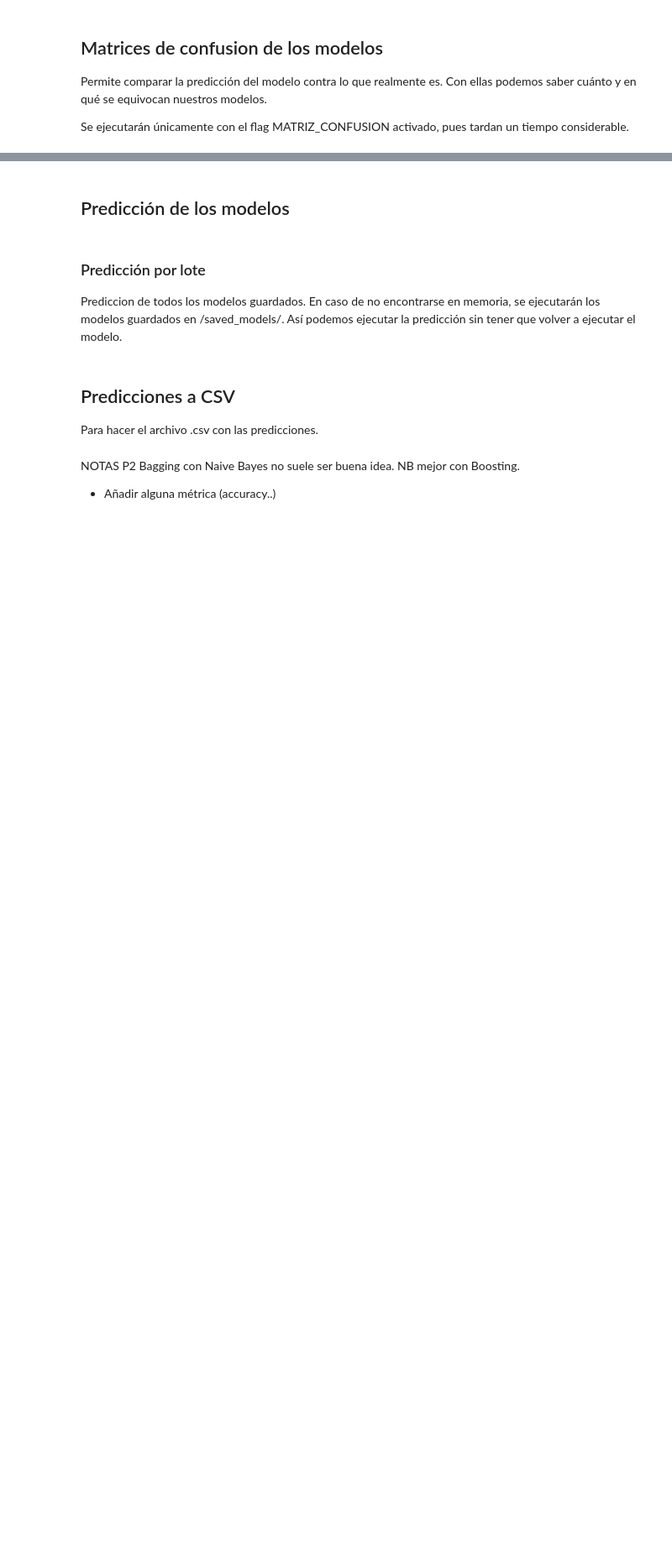
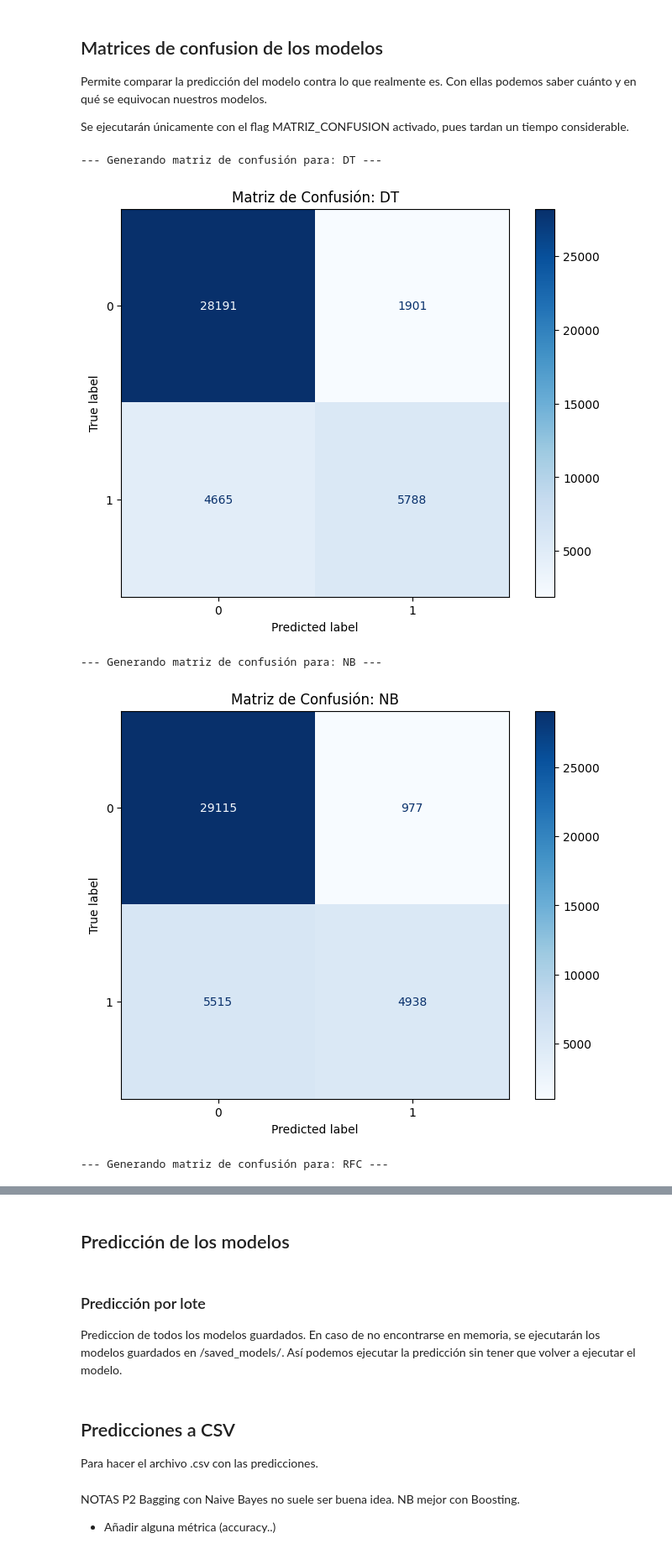
Before and after one commit to albertoPerez25/Clasificacion_Autonoma_de_Imagenes_Satelitales, a Jupyter notebook: Práctica 2 - Aprendizaje y selección de modelos de clasificación .ipynb, the cells around one changed output, grey strips where cells are left out. Shown at 84% size. Cells and saved outputs as stored; diff of their text form; code cells hidden in the pictures; blank space fills up the shorter version.

```diff
--- a/Práctica 2 - Aprendizaje y selección de modelos de clasificación .ipynb
+++ b/Práctica 2 - Aprendizaje y selección de modelos de clasificación .ipynb
@@ -3,7 +3,7 @@ SUBIR_A_KAGGLE = True
 SEED = 42
 RUTA_ARCHIVO_TEMPORAL_CUSTOM = True
 TESTEO_RÁPIDO = False
-MATRIZ_CONFUSION = False
+MATRIZ_CONFUSION = True
 # %% [markdown]
 </br>
 <div style="display: flex; justify-content: space-between; align-items: flex-start; border-bottom: 2px solid #555555; padding-bottom: 15px; margin-bottom: -8px;">
@@ -2417,24 +2422,24 @@ class model:
 models_list = [
     model('DT',pipeline_DT, param_grid_DT, do_train=False, do_predict=False),
     model('NB',pipeline_NB, param_grid_NB, do_train=False, do_predict=False),
-    model('RFC',pipeline_RFC, param_grid_RFC, do_train=True, do_predict=False),
+    model('RFC',pipeline_RFC, param_grid_RFC, do_train=False, do_predict=False),
     model('RFC_optimized',pipeline_RFC, param_grid_RFC_optimized, do_train=False, do_predict=False),
-    #model('KNN', pipeline_KNN, param_grid_KNN, do_train=False, do_predict=False),
+    model('KNN', pipeline_KNN, param_grid_KNN, do_train=False, do_predict=False),
     model('CNB', pipeline_CNB, param_grid_CNB, do_train=False, do_predict=False),
     model('BAG', pipeline_BAG, param_grid_BAG, do_train=False, do_predict=False),
     model('ADA', pipeline_ADA, param_grid_ADA, do_train=False, do_predict=False),
-    model('GB', pipeline_GB, param_grid_GB, do_train=True, do_predict=False),
+    model('GB', pipeline_GB, param_grid_GB, do_train=False, do_predict=False),
     model('HGB', pipeline_HGB, param_grid_HGB, do_train=False, do_predict=False),
-    model('XGB', pipeline_XGB, param_grid_XGB, do_train=True, do_predict=False),
-    model('LGBM', pipeline_LGBM, param_grid_LGBM, do_train=True, do_predict=False),
-    #model('SVC', pipeline_SVC, param_grid_SVC, do_train=True, do_predict=False),
+    model('XGB', pipeline_XGB, param_grid_XGB, do_train=False, do_predict=False),
+    model('LGBM', pipeline_LGBM, param_grid_LGBM, do_train=False, do_predict=False),
+    model('SVC', pipeline_SVC, param_grid_SVC, do_train=False, do_predict=False),
     model('XGB_no_cat', pipeline_XGB_no_cats, param_grid_XGB, do_train=False, do_predict=False), #XGBoost sin categoricas, da mucho menos.
-    model('LR', pipeline_LR, param_grid_LR, do_train=True, do_predict=False),
-    #model('ET', pipeline_ET, param_grid_ET, do_train=True, do_predict=False),
+    model('LR', pipeline_LR, param_grid_LR, do_train=False, do_predict=False),
+    model('ET', pipeline_ET, param_grid_ET, do_train=False, do_predict=False),
 ]
 
 if (TESTEO_RÁPIDO):
     for model in models_list:
         model.name = model.name + "_test"
 
-models_list = cross_validation_batch(models_list)
+#models_list = cross_validation_batch(models_list)
@@ -2450,42 +2449,57 @@ Permite comparar la predicción del modelo contra lo que realmente es. Con ellas
 
 Se ejecutarán únicamente con el flag MATRIZ_CONFUSION activado, pues tardan un tiempo considerable.
 # %%
-
 def visualizar_matriz_confusion(modelo, X, y, nombre_modelo):
     """
     Genera y grafica la matriz de confusión utilizando predicciones
     obtenidas mediante validación cruzada (StratifiedKFold).
     """
     # Configuramos una validación cruzada simple para la visualización
     cv_plot = StratifiedKFold(n_splits=5, shuffle=True, random_state=SEED)
 
     print(f"--- Generando matriz de confusión para: {nombre_modelo} ---")
 
     y_pred_cv = cross_val_predict(modelo, X, y, cv=cv_plot, n_jobs=-1)
 
     # Calculamos la matriz de confusión
     cm = confusion_matrix(y, y_pred_cv)
 
     # Graficamos
     plt.figure(figsize=(8, 6))
     disp = ConfusionMatrixDisplay(confusion_matrix=cm)
 
     disp.plot(cmap='Blues', values_format='d', ax=plt.gca())
     plt.title(f'Matriz de Confusión: {nombre_modelo}')
     plt.grid(False)
     plt.show()
 
 # --- BUCLE PARA MOSTRAR LAS MATRICES DE LOS MODELOS ENTRENADOS ---
 if MATRIZ_CONFUSION:
-    for m in models_list:
-        if m.result is not None:
-            estimator = m.result
-            if not m.in_memory and hasattr(m, 'do_predict') and m.do_predict:
+    for model in models_list:
+        if not model.in_memory:
+            original_path = Path(f'./saved_models/{model.name}.joblib')
+            try:
+                model.result = joblib.load(original_path)
+            except Exception:
+                test_path = Path(f'./saved_models/{model.name}_test.joblib')
                 try:
-                    estimator = joblib.load(f'./saved_models/{m.name}.joblib')
+                    model.result = joblib.load(test_path)
+                except Exception:
+                    print(f"❌ Error al cargar '{model.name}' desde {original_path} o {test_path}.")
+        if model.result is not None:
+            estimator = model.result
+            if not model.in_memory and hasattr(model, 'do_predict') and model.do_predict:
+                try:
+                    estimator = joblib.load(f'./saved_models/{model.name}.joblib')
                 except:
-                    print(f"No se pudo cargar el modelo {m.name} para graficar.")
+                    print(f"No se pudo cargar el modelo {model.name} para graficar.")
                     continue
             with warnings.catch_warnings():
                 warnings.simplefilter("ignore", category=FutureWarning)  # Filtrar los avisos de "futuro"
-                visualizar_matriz_confusion(estimator, X_train, y_train, m.name)
+                visualizar_matriz_confusion(estimator, X_train, y_train, model.name)
+# %% [output]
+--- Generando matriz de confusión para: DT ---
+[figure, added]
+--- Generando matriz de confusión para: NB ---
+[figure, added]
+--- Generando matriz de confusión para: RFC ---
```
Also changed, not shown: parts of 8 cells of this notebook.
